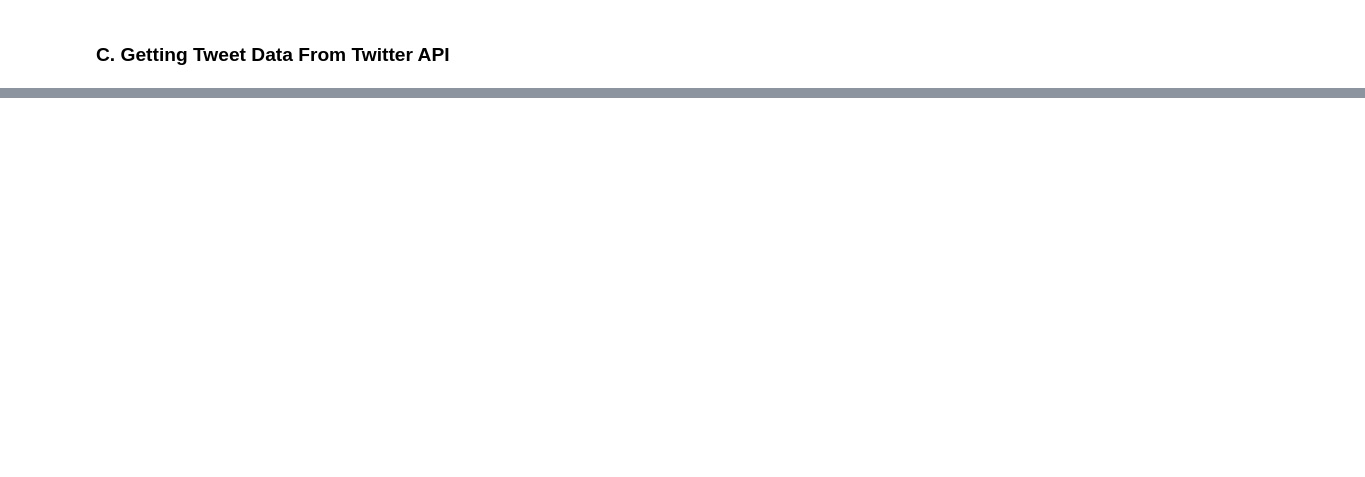
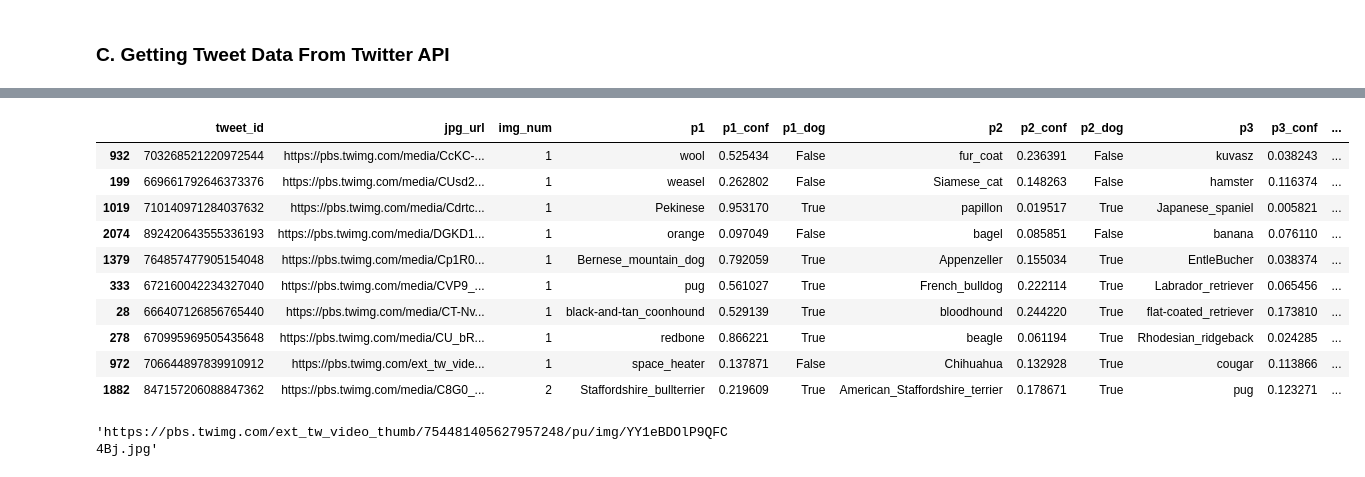
Before and after one commit to michael-fawzy/DAND4-Wrangle-and-Analyze-Data, a Jupyter notebook: wrangle_act.ipynb, the cells around one changed output, grey strips where cells are left out. Drawn from its saved outputs; the diff is of its cells as text; code cells hidden in the pictures; blank space fills up the shorter version.

```diff
--- a/wrangle_act.ipynb
+++ b/wrangle_act.ipynb
@@ -172,0 +352,19 @@ tweet_data = pd.DataFrame(df_list, columns = ['tweet_id',
+# %%
+i_predictions.sample(10)
+# %% [output]
+|  | tweet_id | jpg_url | img_num | p1 | p1_conf | p1_dog | p2 | p2_conf | p2_dog | p3 | p3_conf | ... |
+| 932 | 703268521220972544 | https://pbs.twimg.com/media/CcKC-... | 1 | wool | 0.525434 | False | fur_coat | 0.236391 | False | kuvasz | 0.038243 | ... |
+| 199 | 669661792646373376 | https://pbs.twimg.com/media/CUsd2... | 1 | weasel | 0.262802 | False | Siamese_cat | 0.148263 | False | hamster | 0.116374 | ... |
+| 1019 | 710140971284037632 | https://pbs.twimg.com/media/Cdrtc... | 1 | Pekinese | 0.953170 | True | papillon | 0.019517 | True | Japanese_spaniel | 0.005821 | ... |
+| 2074 | 892420643555336193 | https://pbs.twimg.com/media/DGKD1... | 1 | orange | 0.097049 | False | bagel | 0.085851 | False | banana | 0.076110 | ... |
+| 1379 | 764857477905154048 | https://pbs.twimg.com/media/Cp1R0... | 1 | Bernese_mountain_dog | 0.792059 | True | Appenzeller | 0.155034 | True | EntleBucher | 0.038374 | ... |
+| 333 | 672160042234327040 | https://pbs.twimg.com/media/CVP9_... | 1 | pug | 0.561027 | True | French_bulldog | 0.222114 | True | Labrador_retriever | 0.065456 | ... |
+| 28 | 666407126856765440 | https://pbs.twimg.com/media/CT-Nv... | 1 | black-and-tan_coonhound | 0.529139 | True | bloodhound | 0.244220 | True | flat-coated_retriever | 0.173810 | ... |
+| 278 | 670995969505435648 | https://pbs.twimg.com/media/CU_bR... | 1 | redbone | 0.866221 | True | beagle | 0.061194 | True | Rhodesian_ridgeback | 0.024285 | ... |
+| 972 | 706644897839910912 | https://pbs.twimg.com/ext_tw_vide... | 1 | space_heater | 0.137871 | False | Chihuahua | 0.132928 | True | cougar | 0.113866 | ... |
+| 1882 | 847157206088847362 | https://pbs.twimg.com/media/C8G0_... | 2 | Staffordshire_bullterrier | 0.219609 | True | American_Staffordshire_terrier | 0.178671 | True | pug | 0.123271 | ... |
+# %%
+# Just curious how this photo was identified as a bathtub
+i_predictions.loc[1312,'jpg_url']
+# %% [output]
+'https://pbs.twimg.com/ext_tw_video_thumb/754481405627957248/pu/img/YY1eBDOlP9QFC4Bj.jpg'
```
Also changed, not shown: parts of 133 cells of this notebook, 3 other files.
